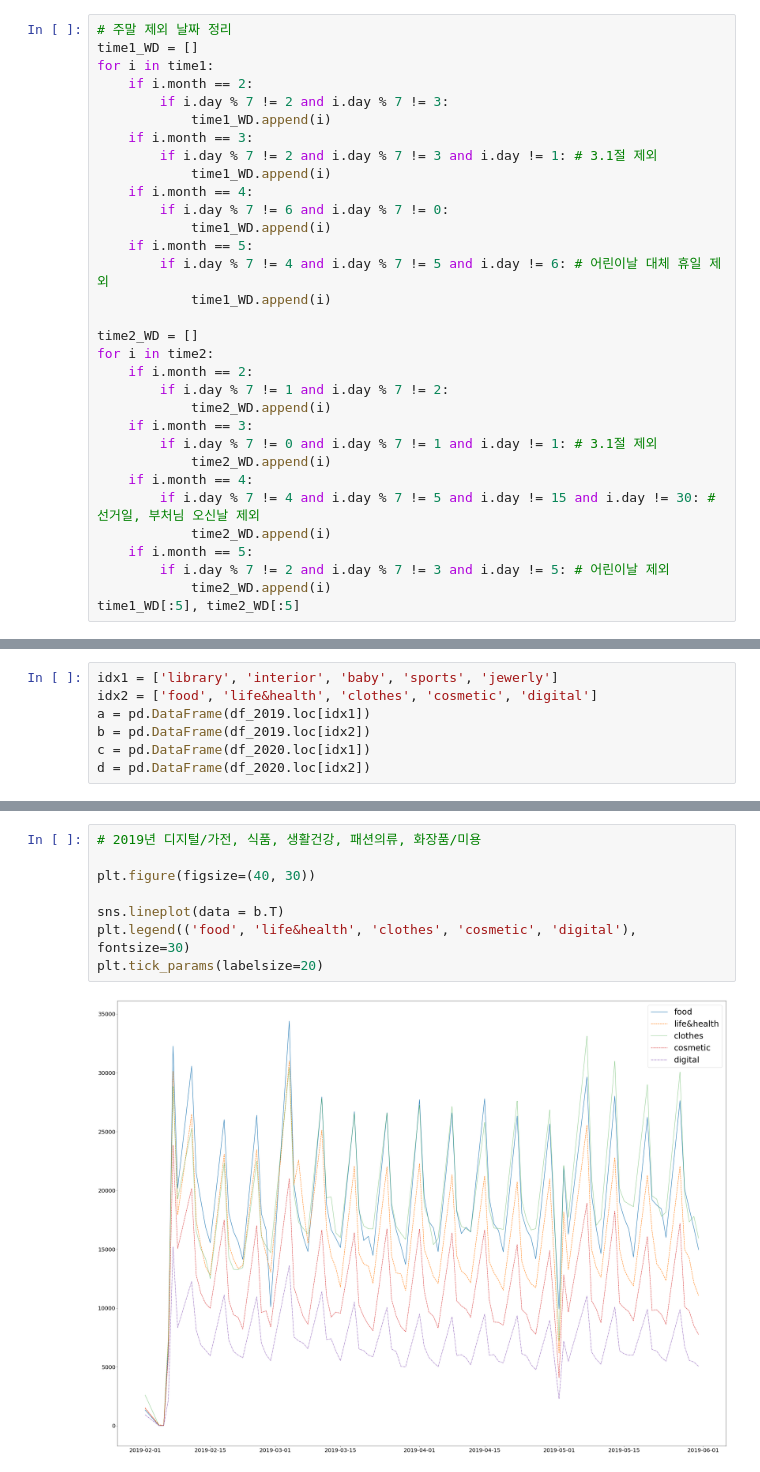
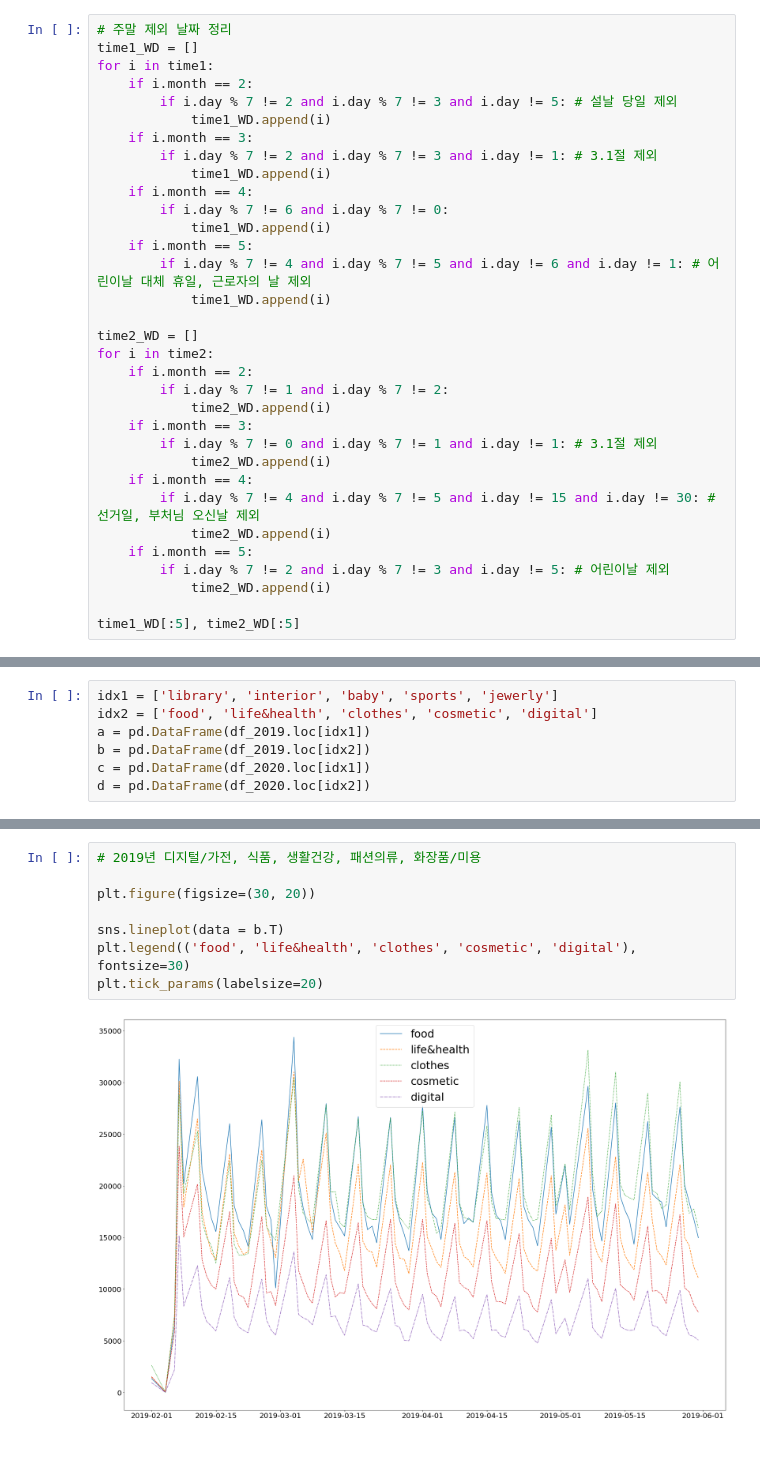
Before and after one commit to yoouza/bigcontest, a Jupyter notebook: visualizing/물류를확인해보자.ipynb, the cells around one changed output, grey strips where cells are left out. Drawn from its saved outputs; the diff is of its cells as text.

```diff
--- a/visualizing/물류를확인해보자.ipynb
+++ b/visualizing/물류를확인해보자.ipynb
@@ -94,7 +68,7 @@ time1
 time1_WD = []
 for i in time1:
     if i.month == 2:
-        if i.day % 7 != 2 and i.day % 7 != 3:
+        if i.day % 7 != 2 and i.day % 7 != 3 and i.day != 5: # 설날 당일 제외
             time1_WD.append(i)
     if i.month == 3:
         if i.day % 7 != 2 and i.day % 7 != 3 and i.day != 1: # 3.1절 제외
@@ -103,7 +77,7 @@ for i in time1:
         if i.day % 7 != 6 and i.day % 7 != 0:
             time1_WD.append(i)
     if i.month == 5:
-        if i.day % 7 != 4 and i.day % 7 != 5 and i.day != 6: # 어린이날 대체 휴일 제외
+        if i.day % 7 != 4 and i.day % 7 != 5 and i.day != 6 and i.day != 1: # 어린이날 대체 휴일, 근로자의 날 제외
             time1_WD.append(i)
 
 time2_WD = []
@@ -120,6 +94,7 @@ for i in time2:
     if i.month == 5:
         if i.day % 7 != 2 and i.day % 7 != 3 and i.day != 5: # 어린이날 제외
             time2_WD.append(i)
+
 time1_WD[:5], time2_WD[:5]
 # %% [output]
 ([datetime.date(2019, 2, 1),
@@ -194,13 +175,13 @@ plt.tick_params(labelsize=20)
 # %%
 # 2019년 디지털/가전, 식품, 생활건강, 패션의류, 화장품/미용
 
-plt.figure(figsize=(40, 30))
+plt.figure(figsize=(30, 20))
 
 sns.lineplot(data = b.T)
 plt.legend(('food', 'life&health', 'clothes', 'cosmetic', 'digital'), fontsize=30)
 plt.tick_params(labelsize=20)
 # %% [output]
-[figure, old version]
+[figure, new version]
 # %%
 # 2020년 도서/음반, 가구/인테리어, 출산/육아, 스포츠/레저, 패션잡화
 
```
Also changed, not shown: parts of 13 cells of this notebook.
